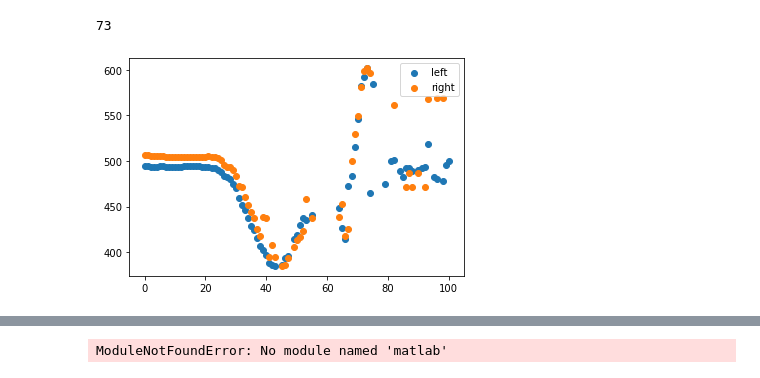
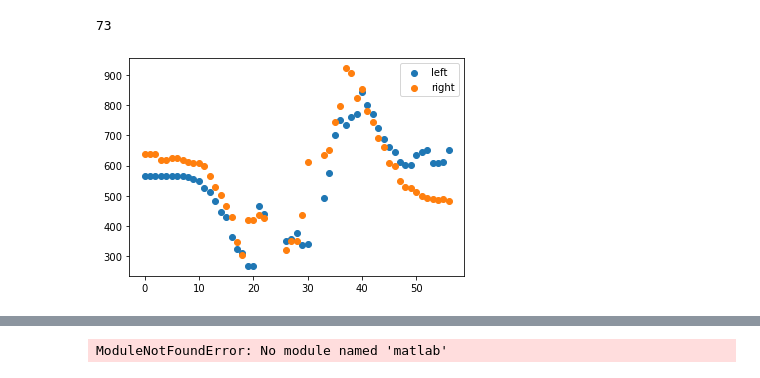
Before and after one commit to Golf-Posture-Guidance-System/Server_system, a Jupyter notebook: poseClassifier.ipynb, the cells around one changed output, grey strips where cells are left out. Cells and saved outputs as stored; diff of their text form; code cells hidden in the pictures.

```diff
--- a/poseClassifier.ipynb
+++ b/poseClassifier.ipynb
@@ -59,8 +59,8 @@ def cut_frame(posepoints) : #프레임을 어깨 각도를 통해 인식
     flag = [0,0,0,  #[0. 어드래스, 1테이크어웨이,2백스윙
             0,0,0]  # 3탑,4 다운스윙,5 임팩트]
 
-    left_wrist = get_wrist(posepoints,'left')
-    right_wrist = get_wrist(posepoints, 'right')
+    left_wrist = get_y_wrist(posepoints,'left')
+    right_wrist = get_y_wrist(posepoints, 'right')
 
 
     where_top = left_wrist.index(min(left_wrist)) #손목의 높이가 최대가 되는 곳을 리턴 (y축이 작을 수록 상단에 위치)
@@ -84,7 +84,7 @@ def cut_frame(posepoints) : #프레임을 어깨 각도를 통해 인식
         #else :
          #   print("?")
 
-def get_y_wrist(posepoints,lr,xy) :
+def get_y_wrist(posepoints,lr) :
     #손목 위치의 함수를 반환,프레임배열과, 왼오 옵
     y_point_arr = []
     if (lr == "left"): #왼
@@ -106,7 +106,7 @@ def get_y_wrist(posepoints,lr,xy) :
             else:y_point_arr.append(rwrist)
     return y_point_arr
 
-def get_x_wrist(posepoints,lr,xy) :
+def get_x_wrist(posepoints,lr) :
     #손목 위치의 함수를 반환,프레임배열과, 왼오 옵
     y_point_arr = []
     if (lr == "left"): #왼
@@ -163,15 +163,22 @@ def is_top(l_wrist,r_wrist):
     plt.show()
     return True
 
+def get_head(posepoints):
+    l_ear =posepoints[1][17]
+    r_ear =posepoints[1][18]
+
+    size = get_distan(l_ear,r_ear)
+    print(size)
+    return int(size)
 
 
 
 
-
-posepoints = get_keypoints("front_wo", 100)
+posepoints = get_keypoints("gpps", 100)
 
     #joint num -------
     #1:어깨 중심    2 : 좌측어깨    3:좌측 팔꿈치    5 : 우측어꺠   6:우측팔꿈치 ..
 angle234 = get_angle(posepoints[0][2],posepoints[0][3],posepoints[0][4])
 cut_frame(posepoints)
+head_size=get_head(posepoints)
 # %% [output]
@@ -329,36 +374,31 @@ def get_x_wrist(posepoints,lr) :
 # %%
 left_wrist = get_x_wrist(posepoints,'left')
 right_wrist = get_x_wrist(posepoints, 'right')
 
 
 where_top = left_wrist.index(min(left_wrist)) #손목의 높이가 최대가 되는 곳을 리턴 (y축이 작을 수록 상단에 위치)
 where_top = right_wrist.index(min(right_wrist))  # 손목의 높이가 최대가 되는 곳을 리턴
 print(len(x_values))
 
-x_values = []
-y_values = []
+rx_values = []
+ry_values = []
+lx_values = []
+ly_values = []
+
 for i in range(len(left_wrist)):
-    if(left_wrist[i] == INF):
-        #y_values.append(0)
-        a=3
-    else :
-        y_values.append(left_wrist[i])
-        x_values.append(i)
+    if(left_wrist[i] != INF): #inf값에는 포즈가 감지되지 않아 0값이 기록되어 있으므로 넘어간다.
+        ly_values.append(left_wrist[i])
+        lx_values.append(i)
 
-plt.scatter(x_values,y_values)
-x_values = []
-y_values = []
-for i in range(len(right_wrist)):
-    if(right_wrist[i] == INF):
-        #y_values.append(0)
-        a=3
-    else :
-        y_values.append(right_wrist[i])
-        x_values.append(i)
-plt.scatter(x_values,y_values)
+    if(right_wrist[i] != INF):
+        ry_values.append(right_wrist[i])
+        rx_values.append(i)
+
+plt.scatter(lx_values,ly_values)
+plt.scatter(rx_values,ry_values)
 plt.legend(['left','right'])
 plt.show()
 # %% [output]
 73
-[figure, old version]
+[figure, new version]
 # %%
```
Also changed, not shown: parts of 9 cells of this notebook.
